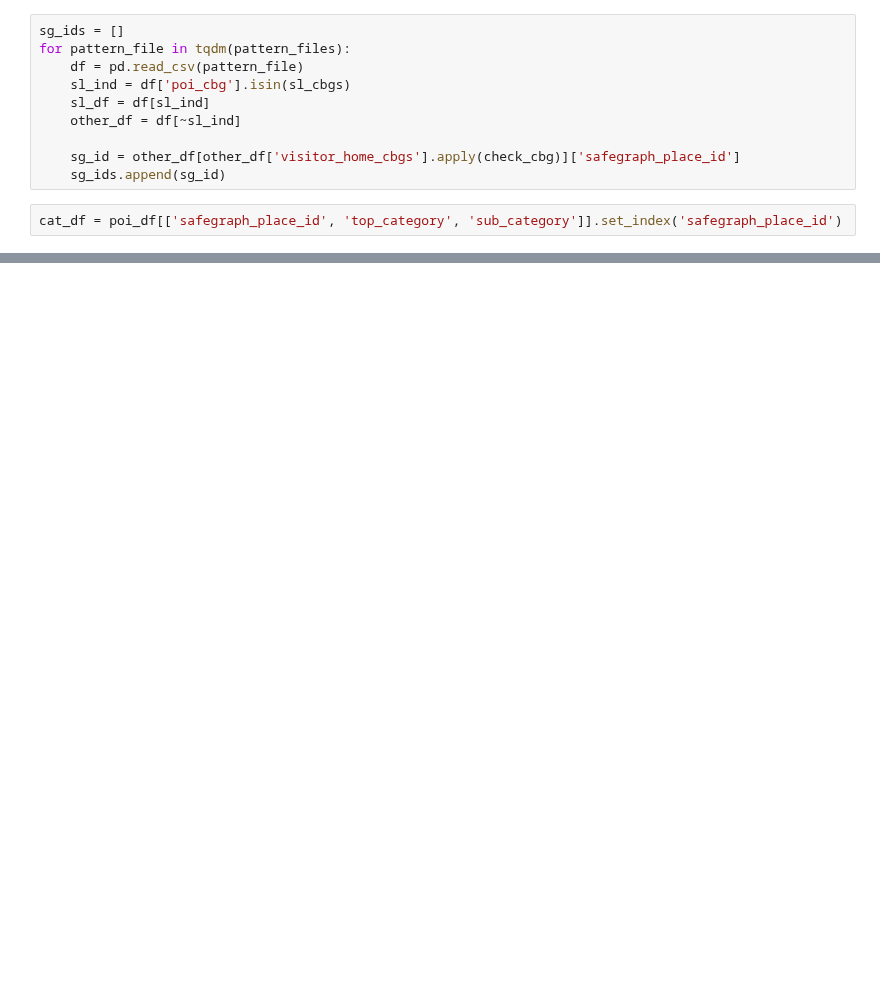
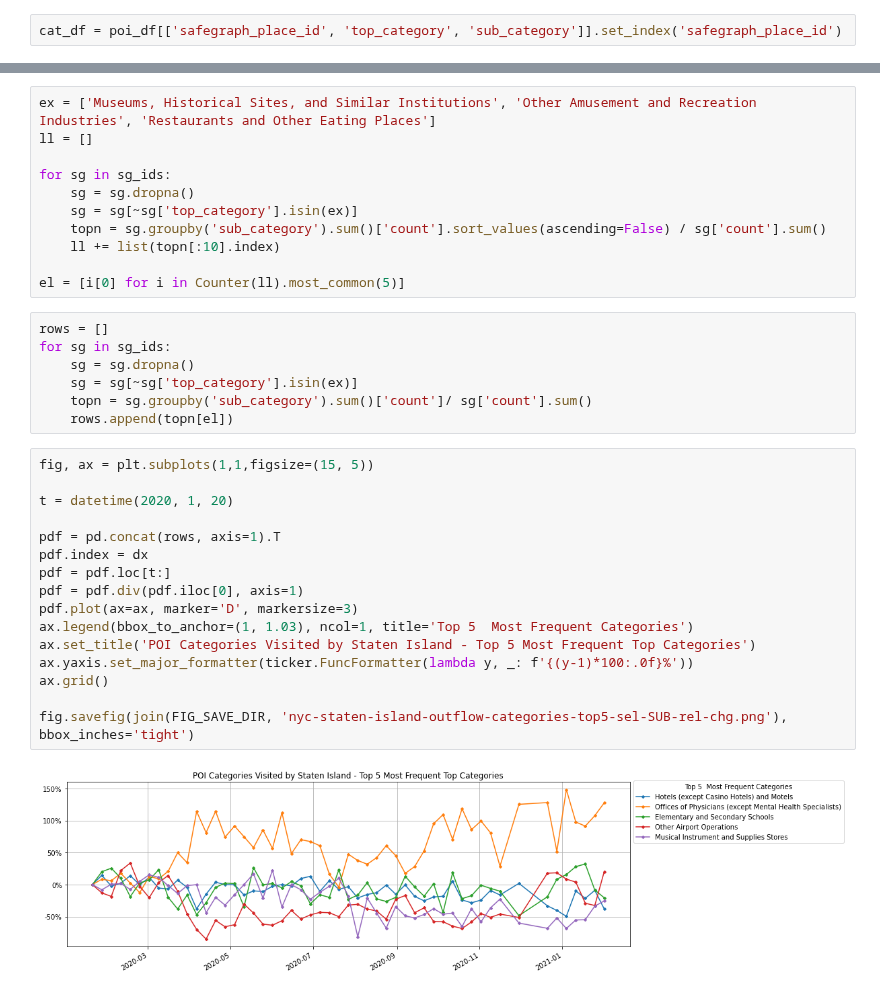
Before and after one commit to hasanalpboz/safegraph-covid19-mobility, a Jupyter notebook: scripts/notebooks/staten-island.ipynb, the cells around one changed output, grey strips where cells are left out. Cells and saved outputs as stored; diff of their text form; blank space fills up the shorter version.

Commit message:
staten island poi dist

```diff
--- a/scripts/notebooks/staten-island.ipynb
+++ b/scripts/notebooks/staten-island.ipynb
@@ -77,12 +102,2 @@ def check_cbg(visitor_cbgs):
-# %%
-sg_ids = []
-for pattern_file in tqdm(pattern_files):
-    df = pd.read_csv(pattern_file)
-    sl_ind = df['poi_cbg'].isin(sl_cbgs)
-    sl_df = df[sl_ind]
-    other_df = df[~sl_ind]
-
-    sg_id = other_df[other_df['visitor_home_cbgs'].apply(check_cbg)]['safegraph_place_id']
-    sg_ids.append(sg_id)
 # %%
 cat_df = poi_df[['safegraph_place_id', 'top_category', 'sub_category']].set_index('safegraph_place_id')
@@ -112,0 +119,36 @@ for sg_id in sg_ids:
+# %%
+ex = ['Museums, Historical Sites, and Similar Institutions', 'Other Amusement and Recreation Industries', 'Restaurants and Other Eating Places']
+ll = []
+
+for sg in sg_ids:
+    sg = sg.dropna()
+    sg = sg[~sg['top_category'].isin(ex)]
+    topn = sg.groupby('sub_category').sum()['count'].sort_values(ascending=False) / sg['count'].sum()
+    ll += list(topn[:10].index)
+
+el = [i[0] for i in Counter(ll).most_common(5)]
+# %%
+rows = []
+for sg in sg_ids:
+    sg = sg.dropna()
+    sg = sg[~sg['top_category'].isin(ex)]
+    topn = sg.groupby('sub_category').sum()['count']/ sg['count'].sum()
+    rows.append(topn[el])
+# %%
+fig, ax = plt.subplots(1,1,figsize=(15, 5))
+
+t = datetime(2020, 1, 20)
+
+pdf = pd.concat(rows, axis=1).T
+pdf.index = dx
+pdf = pdf.loc[t:]
+pdf = pdf.div(pdf.iloc[0], axis=1)
+pdf.plot(ax=ax, marker='D', markersize=3)
+ax.legend(bbox_to_anchor=(1, 1.03), ncol=1, title='Top 5  Most Frequent Categories')
+ax.set_title('POI Categories Visited by Staten Island - Top 5 Most Frequent Top Categories')
+ax.yaxis.set_major_formatter(ticker.FuncFormatter(lambda y, _: f'{(y-1)*100:.0f}%'))
+ax.grid()
+
+fig.savefig(join(FIG_SAVE_DIR, 'nyc-staten-island-outflow-categories-top5-sel-SUB-rel-chg.png'), bbox_inches='tight')
+# %% [output]
+[figure, added]
```
Also changed, not shown: parts of 9 cells of this notebook, 8 other files.
